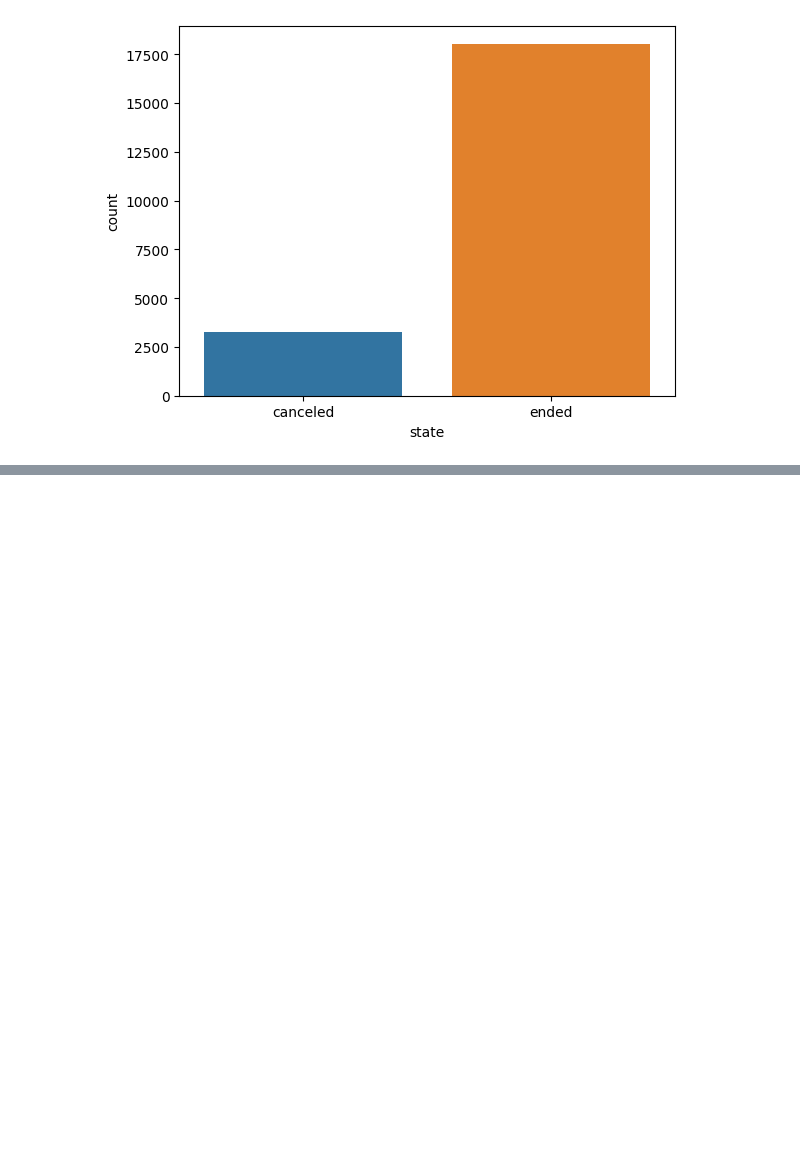
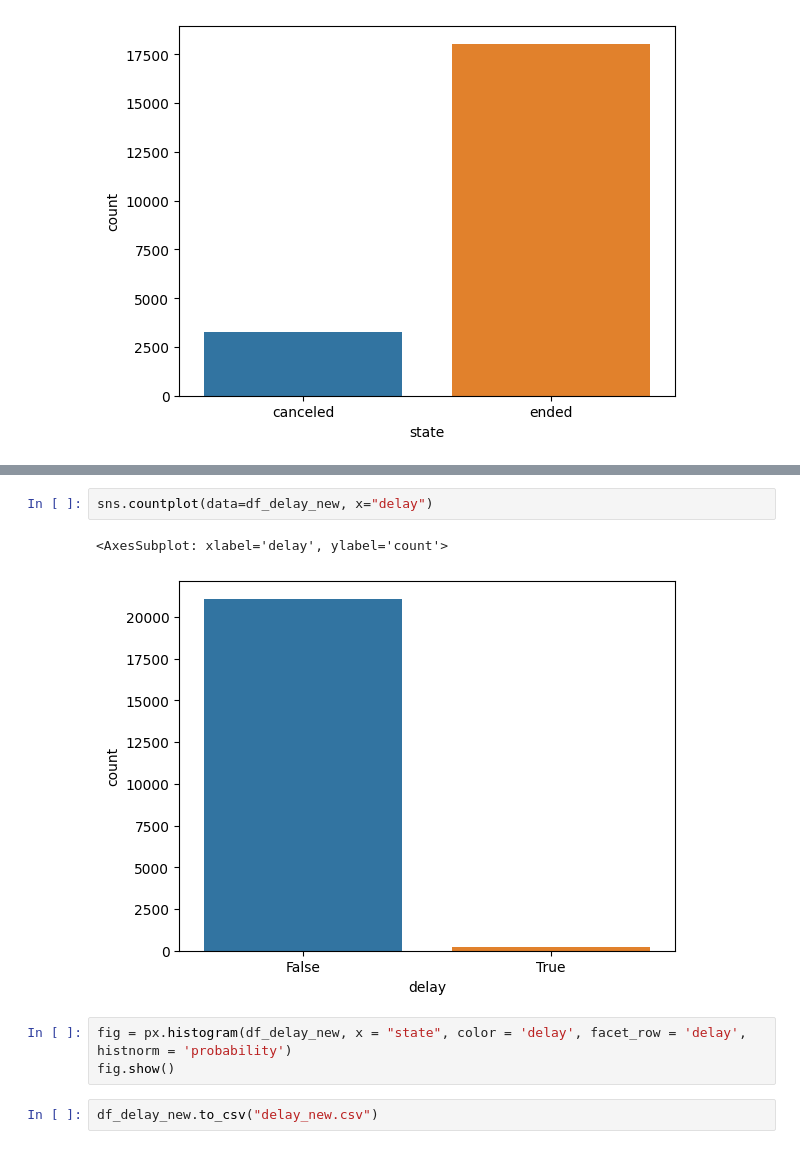
Before and after one commit to Stylomines/GetAround, a Jupyter notebook: get_around_delay.ipynb, the cells around one changed output, grey strips where cells are left out. Drawn from its saved outputs; the diff is of its cells as text; blank space fills up the shorter version.

```diff
--- a/get_around_delay.ipynb
+++ b/get_around_delay.ipynb
@@ -92,0 +175,10 @@ https://gist.github.com/mwaskom/de44147ed2974457ad6372750bbe5751
+# %%
+sns.countplot(data=df_delay_new, x="delay")
+# %% [output]
+<AxesSubplot: xlabel='delay', ylabel='count'>
+[figure, added]
+# %%
+fig = px.histogram(df_delay_new, x = "state", color = 'delay', facet_row = 'delay', histnorm = 'probability')
+fig.show()
+# %%
+df_delay_new.to_csv("delay_new.csv")
```
Also changed, not shown: parts of 11 cells of this notebook, 2 other files.
